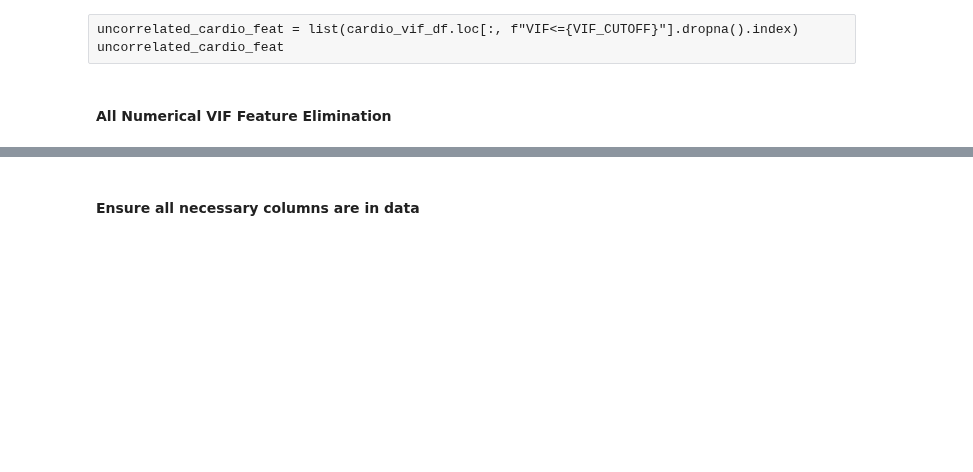
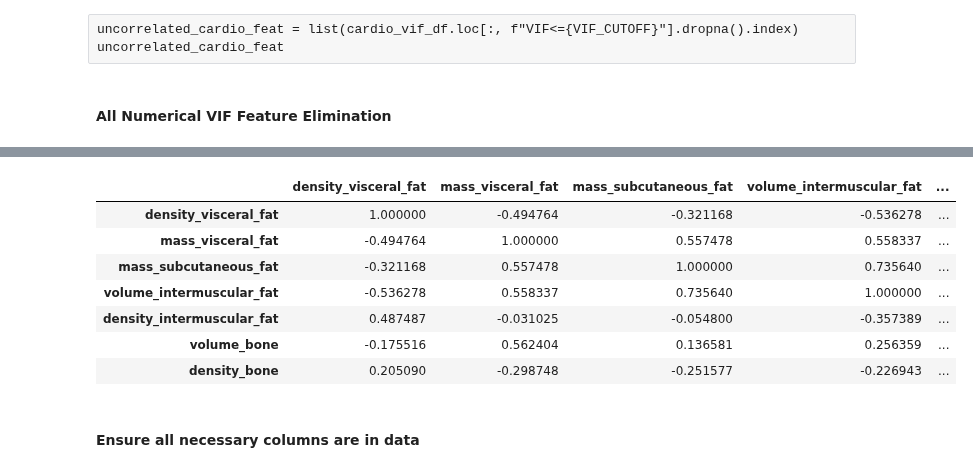
Before and after one commit to qaust/iCPET, a Jupyter notebook: src/preproccessing.ipynb, the cells around one changed output, grey strips where cells are left out. Saved outputs shown, nothing was run; the diff lists cells and outputs as text; code cells hidden in the pictures; blank space fills up the shorter version.

```diff
--- a/src/preproccessing.ipynb
+++ b/src/preproccessing.ipynb
@@ -255,6 +257,17 @@ Cardio feat:
 
 Controls:
 ['age', 'gender_cl_Male']
+# %%
+df[uncorrelated_body_feat].corr()
+# %% [output]
+|  | density_visceral_fat | mass_visceral_fat | mass_subcutaneous_fat | volume_intermuscular_fat | ... |
+| density_visceral_fat | 1.000000 | -0.494764 | -0.321168 | -0.536278 | ... |
+| mass_visceral_fat | -0.494764 | 1.000000 | 0.557478 | 0.558337 | ... |
+| mass_subcutaneous_fat | -0.321168 | 0.557478 | 1.000000 | 0.735640 | ... |
+| volume_intermuscular_fat | -0.536278 | 0.558337 | 0.735640 | 1.000000 | ... |
+| density_intermuscular_fat | 0.487487 | -0.031025 | -0.054800 | -0.357389 | ... |
+| volume_bone | -0.175516 | 0.562404 | 0.136581 | 0.256359 | ... |
+| density_bone | 0.205090 | -0.298748 | -0.251577 | -0.226943 | ... |
 # %% [markdown]
 #### Ensure all necessary columns are in data
 # %%
```
Also changed, not shown: parts of 11 cells of this notebook, 3 other files.
